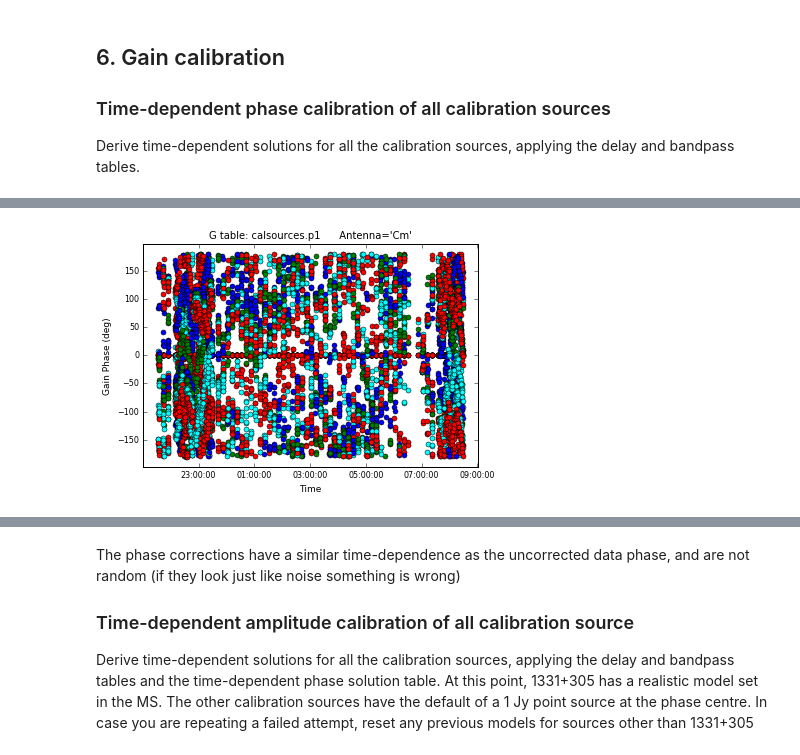
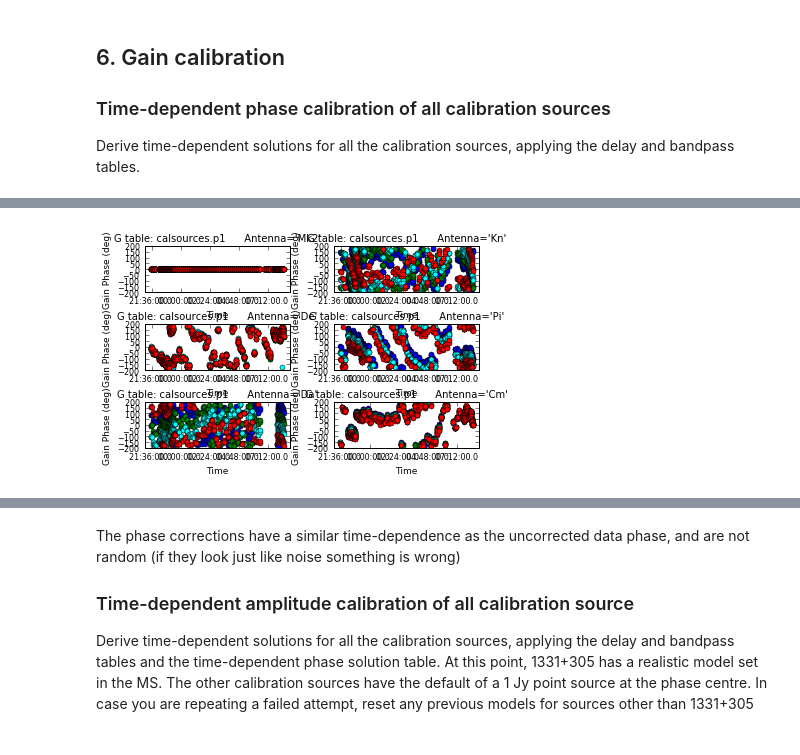
Before and after one commit to hrampadarath/emerlin-casa-jupyter, a Jupyter notebook: eMERLIN_Basic_Calibration_Tutorial.ipynb, the cells around one changed output, grey strips where cells are left out. Cells and saved outputs as stored; diff of their text form; code cells hidden in the pictures.

```diff
--- a/eMERLIN_Basic_Calibration_Tutorial.ipynb
+++ b/eMERLIN_Basic_Calibration_Tutorial.ipynb
@@ -661,13 +646,15 @@ gaincal(vis=multi_source,
 # %%
 #Plot the solutions separately for L and R for clarity:
 plotcal(caltable='calsources.p1',
-    xaxis='time',yaxis='phase',
+    xaxis='time',
+    yaxis='phase',
     plotrange=[-1,-1,-180,180],
     poln='L',        # Note that solutions are per antenna, hence 'L' not 'LL'
     iteration='antenna',
-    subplot=321, showgui=F)
+    subplot=321,
+    showgui=F)
 # %% [output]
-[figure, old version]
+[figure, new version]
 [interactive output not drawn]
 # %%
 plotcal(caltable='calsources.p1',
```
Also changed, not shown: parts of 37 cells of this notebook.
